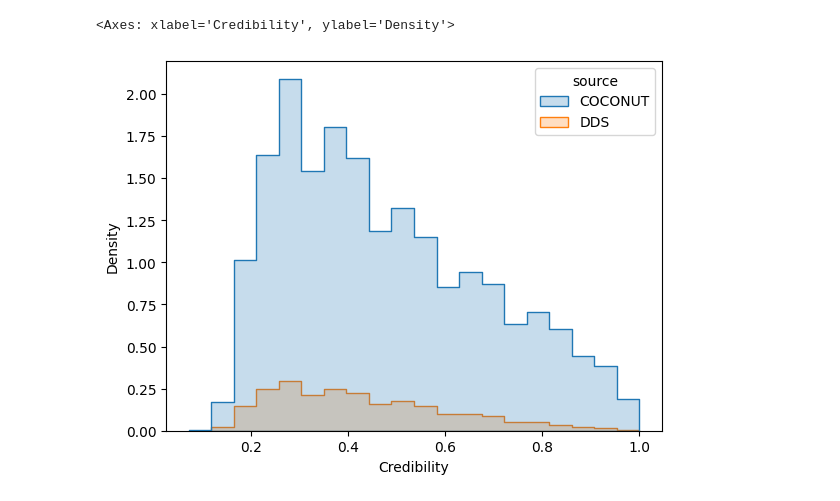
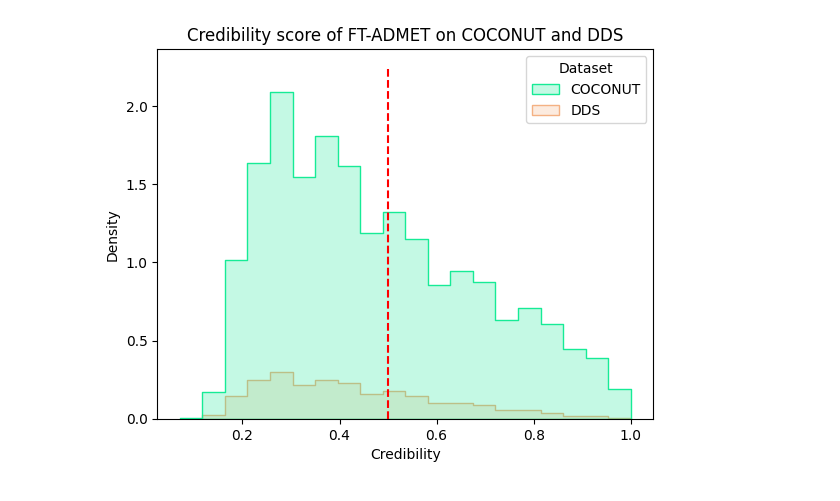
Before and after one commit to enveda/np-clinical-trials, a Jupyter notebook: notebooks/toxicity/fpadmet_credibility_distribution.ipynb, the cells around one changed output. Saved outputs shown, nothing was run; the diff lists cells and outputs as text; code cells hidden in the pictures.

```diff
--- a/notebooks/toxicity/fpadmet_credibility_distribution.ipynb
+++ b/notebooks/toxicity/fpadmet_credibility_distribution.ipynb
@@ -132,19 +129,30 @@ synthethic_data = synthethic_data.loc[
     synthethic_data["Category"].isin(usable_columns)
 ].dropna(subset=["Credibility"])
 # %%
-coconut_data["source"] = "COCONUT"
-synthethic_data["source"] = "DDS"
+coconut_data["Dataset"] = "COCONUT"
+synthethic_data["Dataset"] = "DDS"
 joint_data = pd.concat([coconut_data, synthethic_data], axis=0)
-# %%
-sns.histplot(
-    joint_data,
-    x="Credibility",
-    hue="source",
-    element="step",
-    common_norm=True,
-    stat="density",
-    bins=20,
-)
-# %% [output]
-<Axes: xlabel='Credibility', ylabel='Density'>
-[figure, removed]
+# %%
+custom_colors = {"COCONUT": "#16EB96", "DDS": "#F4B183"}
+sns.histplot(
+    joint_data,
+    x="Credibility",
+    hue="Dataset",
+    element="step",
+    common_norm=True,
+    stat="density",
+    palette=custom_colors,
+    bins=20,
+)
+plt.vlines(
+    x=0.5,
+    ymin=0,
+    ymax=2.25,
+    color="red",
+    linestyle="--",
+    label="Credibility threshold",
+)
+plt.title("Credibility score of FT-ADMET on COCONUT and DDS")
+plt.savefig("credibility_score.png", format="png", dpi=600)
+# %% [output]
+[figure, added]
```
Also changed, not shown: parts of 1 cell of this notebook, 1 other file.
